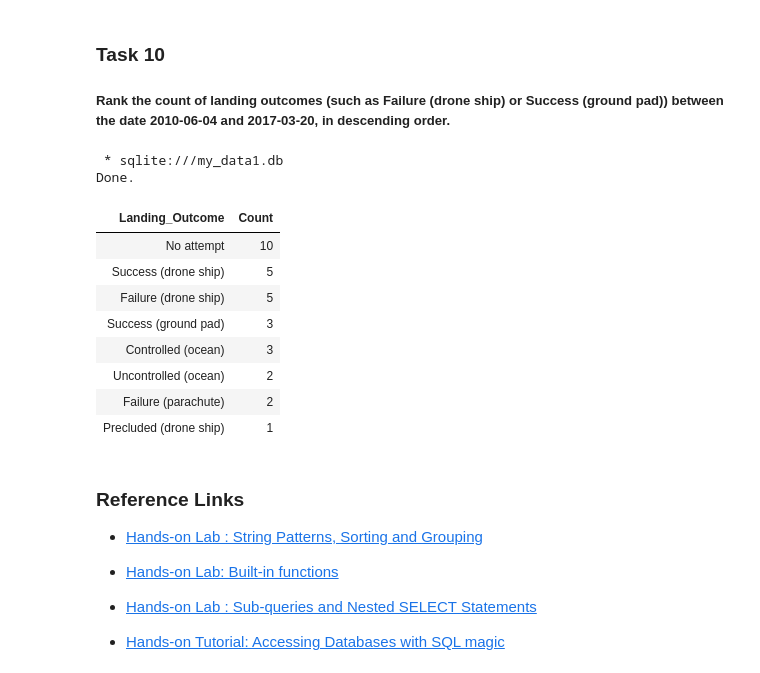
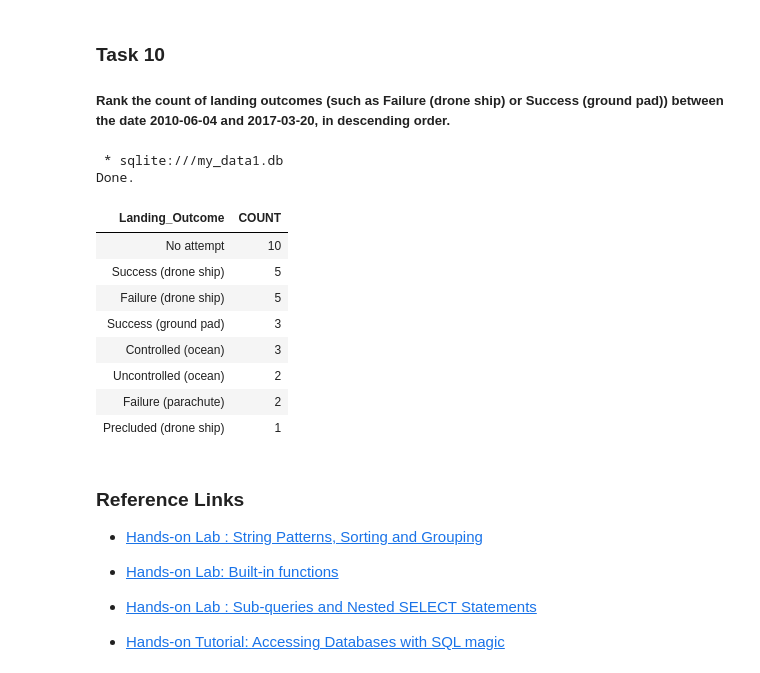
Before and after one commit to ryoosuke/applied-data-science-capstone, a Jupyter notebook: jupyter-labs-eda-sql-coursera_sqllite.ipynb, the cells around one changed output. Cells and saved outputs as stored; diff of their text form; code cells hidden in the pictures.

Commit message:
Update execution counts and SQL queries in Falcon 9 Landing Prediction Notebook for improved accuracy and clarity

```diff
--- a/jupyter-labs-eda-sql-coursera_sqllite.ipynb
+++ b/jupyter-labs-eda-sql-coursera_sqllite.ipynb
@@ -293,15 +304,14 @@ Done.
 
 ##### Rank the count of landing outcomes (such as Failure (drone ship) or Success (ground pad)) between the date 2010-06-04 and 2017-03-20, in descending order.
 # %%
-%sql SELECT "Landing_Outcome", COUNT(*) AS "Count" \
-FROM SPACEXTBL \
-WHERE "Date" BETWEEN '2010-06-04' AND '2017-03-20' \
-GROUP BY "Landing_Outcome" \
-ORDER BY "Count" DESC;
+%sql SELECT "LANDING_OUTCOME", COUNT(*) AS "COUNT" FROM SPACEXTBL \
+WHERE "DATE" BETWEEN '2010-06-04' AND '2017-03-20' \
+GROUP BY "LANDING_OUTCOME" \
+ORDER BY "COUNT" DESC;
 # %% [output]
  * sqlite:///my_data1.db
 Done.
-| Landing_Outcome | Count |
+| Landing_Outcome | COUNT |
 | No attempt | 10 |
 | Success (drone ship) | 5 |
 | Failure (drone ship) | 5 |
```
Also changed, not shown: parts of 3 cells of this notebook.
